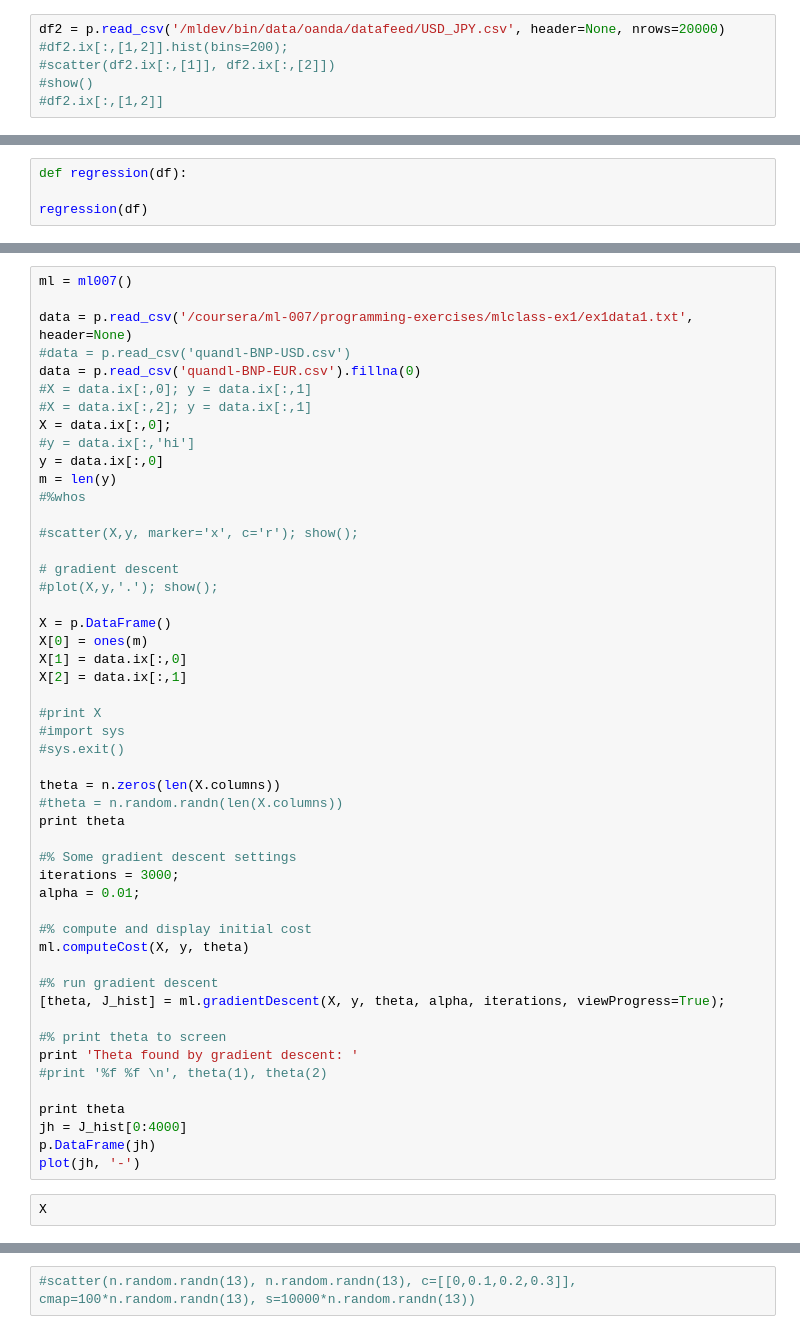
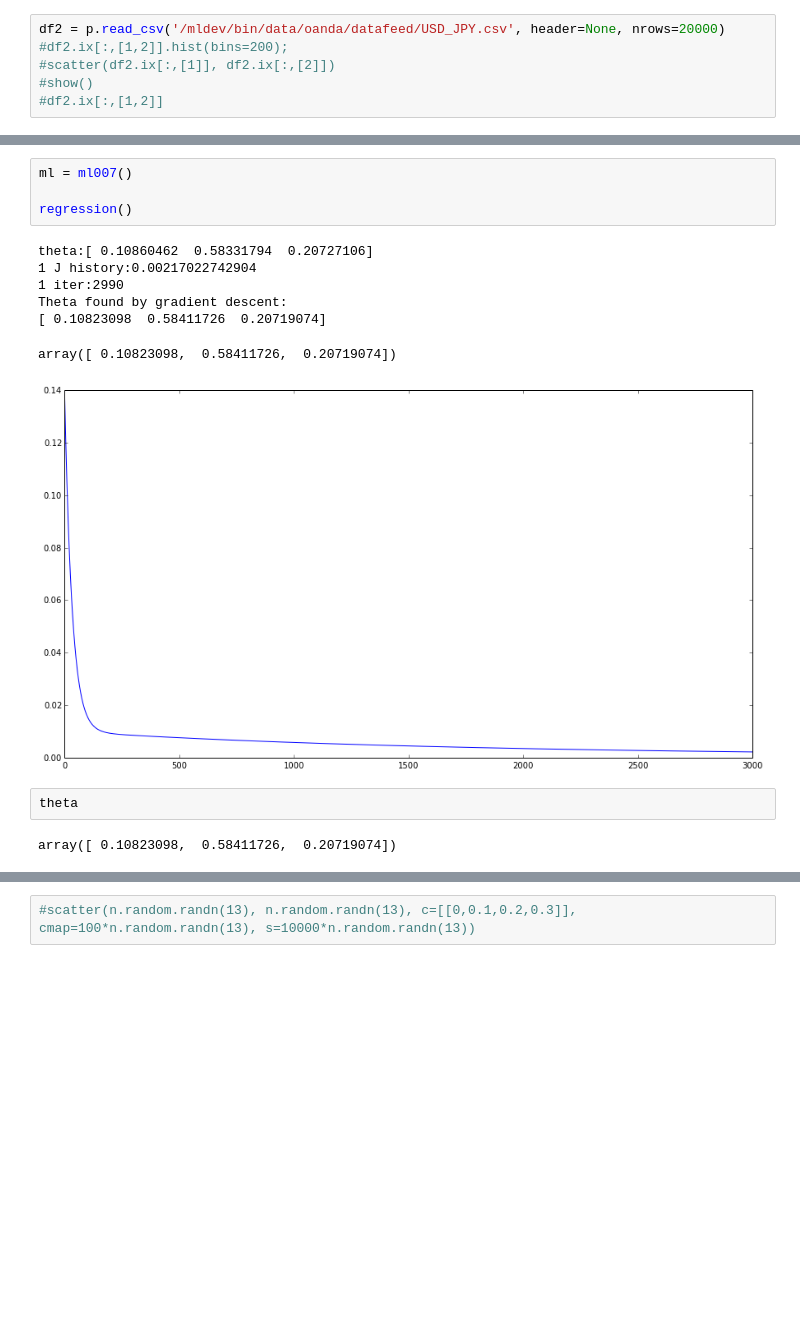
Before and after one commit to qorelogic/ml2, a Jupyter notebook: bin/statwing.ipynb, the cells around one changed output, grey strips where cells are left out. Saved outputs shown, nothing was run; the diff lists cells and outputs as text; blank space fills up the shorter version.

Commit message:
quandl-fun.ipynb statwing.ipynb  - regression/predict test (works with en ef pea)

```diff
--- a/bin/statwing.ipynb
+++ b/bin/statwing.ipynb
@@ -59,6 +138,2 @@ sw.relate(df1, 1, 'BNP.USDBRL - USD/BRL_x')
-# %%
-def regression(df):
-
-regression(df)
 # %%
 data
@@ -65,52 +159,16 @@ data
-# %%
-ml = ml007()
-
-data = p.read_csv('/coursera/ml-007/programming-exercises/mlclass-ex1/ex1data1.txt', header=None)
-#data = p.read_csv('quandl-BNP-USD.csv')
-data = p.read_csv('quandl-BNP-EUR.csv').fillna(0)
-#X = data.ix[:,0]; y = data.ix[:,1]
-#X = data.ix[:,2]; y = data.ix[:,1]
-X = data.ix[:,0];
-#y = data.ix[:,'hi']
-y = data.ix[:,0]
-m = len(y)
-#%whos
-
-#scatter(X,y, marker='x', c='r'); show();
-
-# gradient descent
-#plot(X,y,'.'); show();
-
-X = p.DataFrame()
-X[0] = ones(m)
-X[1] = data.ix[:,0]
-X[2] = data.ix[:,1]
-
-#print X
-#import sys
-#sys.exit()
-
-theta = n.zeros(len(X.columns))
-#theta = n.random.randn(len(X.columns))
-print theta
-
-#% Some gradient descent settings
-iterations = 3000;
-alpha = 0.01;
-
-#% compute and display initial cost
-ml.computeCost(X, y, theta)
-
-#% run gradient descent
-[theta, J_hist] = ml.gradientDescent(X, y, theta, alpha, iterations, viewProgress=True);
-
-#% print theta to screen
-print 'Theta found by gradient descent: '
-#print '%f %f \n', theta(1), theta(2)
-
-print theta
-jh = J_hist[0:4000]
-p.DataFrame(jh)
-plot(jh, '-')
-# %%
-X
+# %%
+ml = ml007()
+
+regression()
+# %% [output]
+theta:[ 0.10860462  0.58331794  0.20727106]
+1 J history:0.00217022742904
+1 iter:2990
+Theta found by gradient descent:
+[ 0.10823098  0.58411726  0.20719074]
+array([ 0.10823098,  0.58411726,  0.20719074])
+[figure, added]
+# %%
+theta
+# %% [output]
+array([ 0.10823098,  0.58411726,  0.20719074])
```
Also changed, not shown: parts of 9 cells of this notebook, 1 other file.
